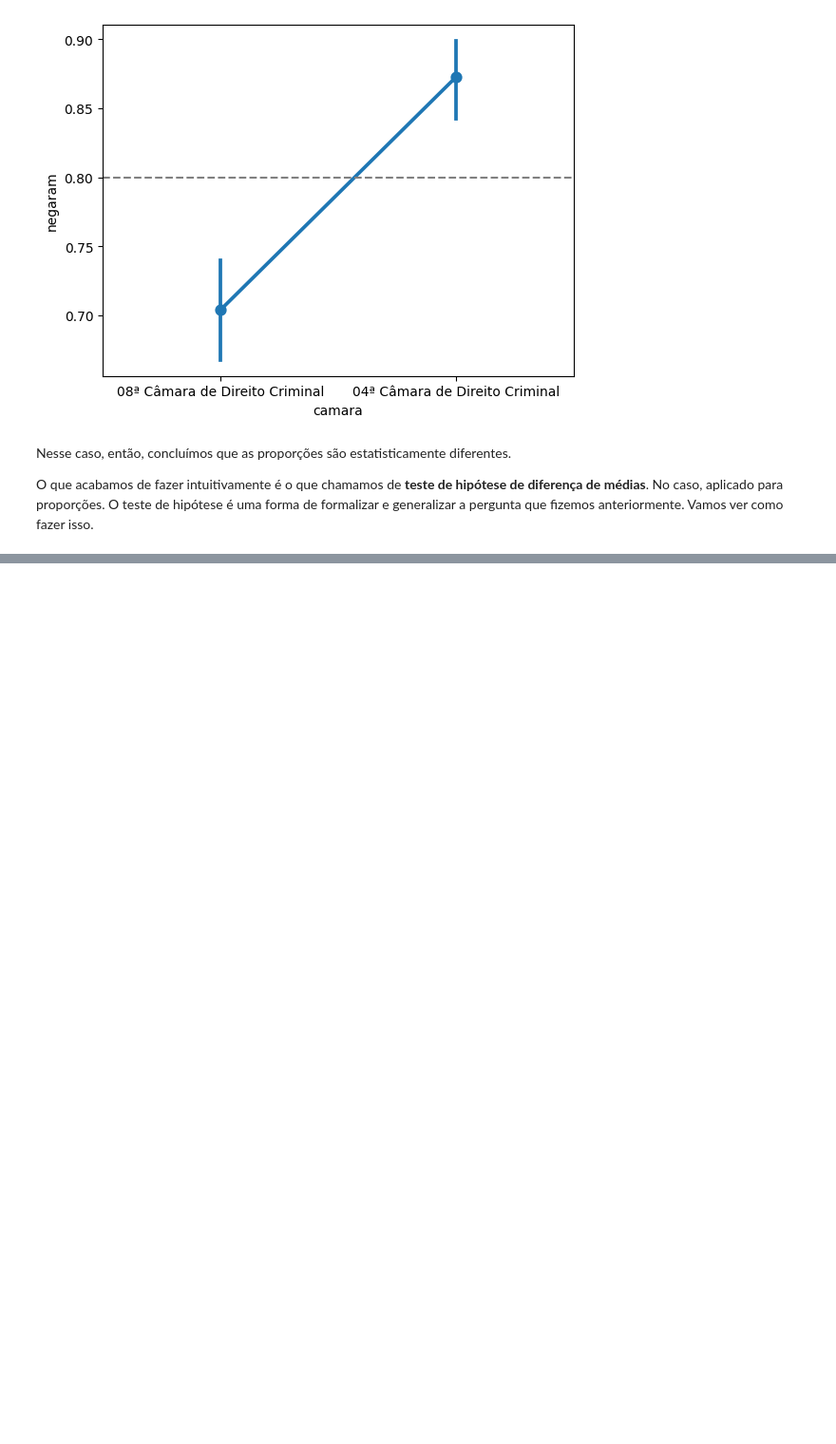
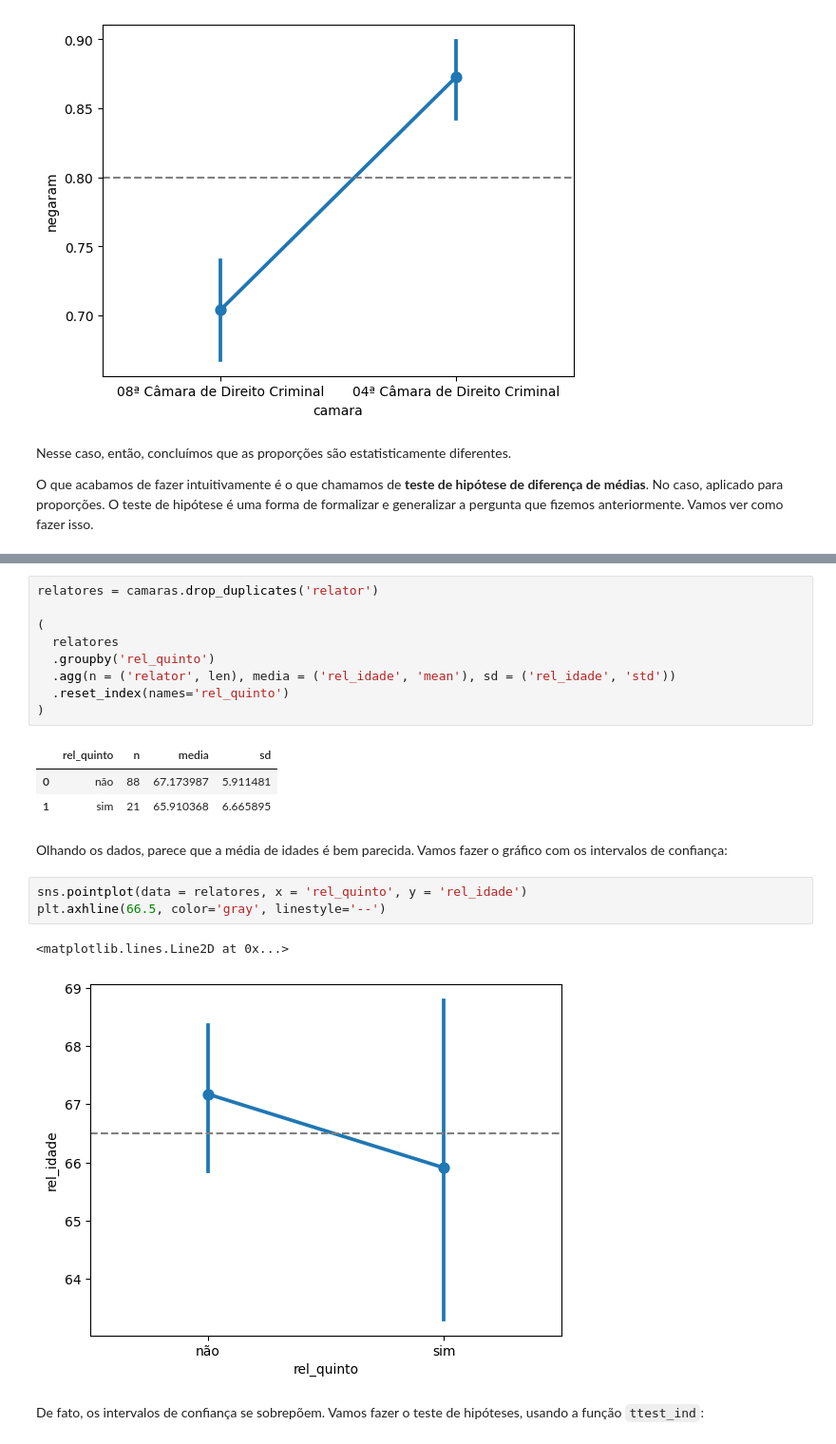
Before and after one commit to jtrecenti/main-cdad2, a Jupyter notebook: apostilas/07-testes-hipoteses/07-testes-hipoteses.ipynb, the cells around one changed output, grey strips where cells are left out. Shown at 95% size. Cells and saved outputs as stored; diff of their text form; blank space fills up the shorter version.

```diff
--- a/apostilas/07-testes-hipoteses/07-testes-hipoteses.ipynb
+++ b/apostilas/07-testes-hipoteses/07-testes-hipoteses.ipynb
@@ -438,0 +519,23 @@ def calcular_diferenca_entre_medias(dados):
+# %%
+relatores = camaras.drop_duplicates('relator')
+
+(
+  relatores
+  .groupby('rel_quinto')
+  .agg(n = ('relator', len), media = ('rel_idade', 'mean'), sd = ('rel_idade', 'std'))
+  .reset_index(names='rel_quinto')
+)
+# %% [output]
+|  | rel_quinto | n | media | sd |
+| 0 | não | 88 | 67.173987 | 5.911481 |
+| 1 | sim | 21 | 65.910368 | 6.665895 |
+# %% [markdown]
+Olhando os dados, parece que a média de idades é bem parecida. Vamos fazer o gráfico com os intervalos de confiança:
+# %%
+sns.pointplot(data = relatores, x = 'rel_quinto', y = 'rel_idade')
+plt.axhline(66.5, color='gray', linestyle='--')
+# %% [output]
+<matplotlib.lines.Line2D at 0x...>
+[figure, added]
+# %% [markdown]
+De fato, os intervalos de confiança se sobrepõem. Vamos fazer o teste de hipóteses, usando a função `ttest_ind`:
```
Also changed, not shown: parts of 96 cells of this notebook, 4 other files.
